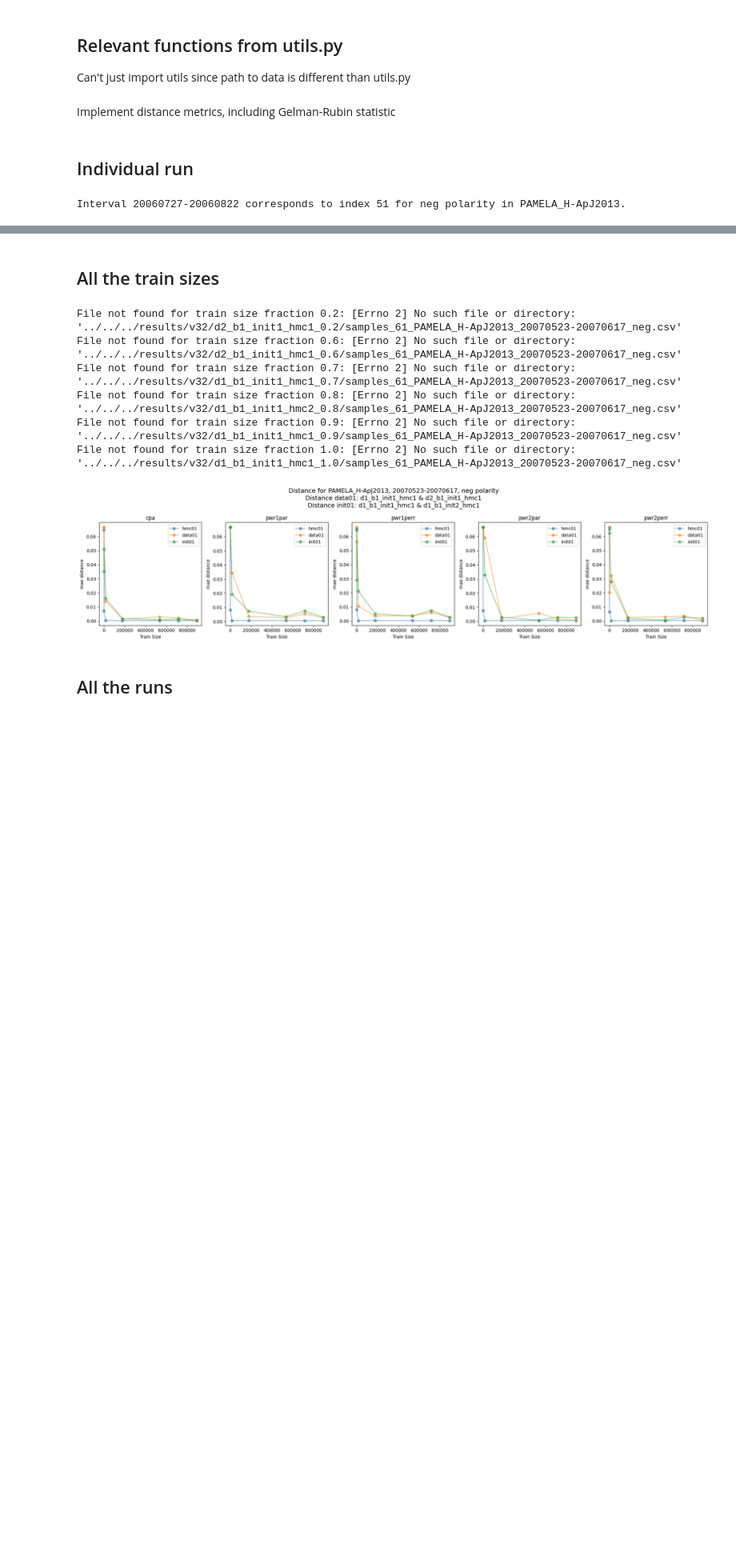
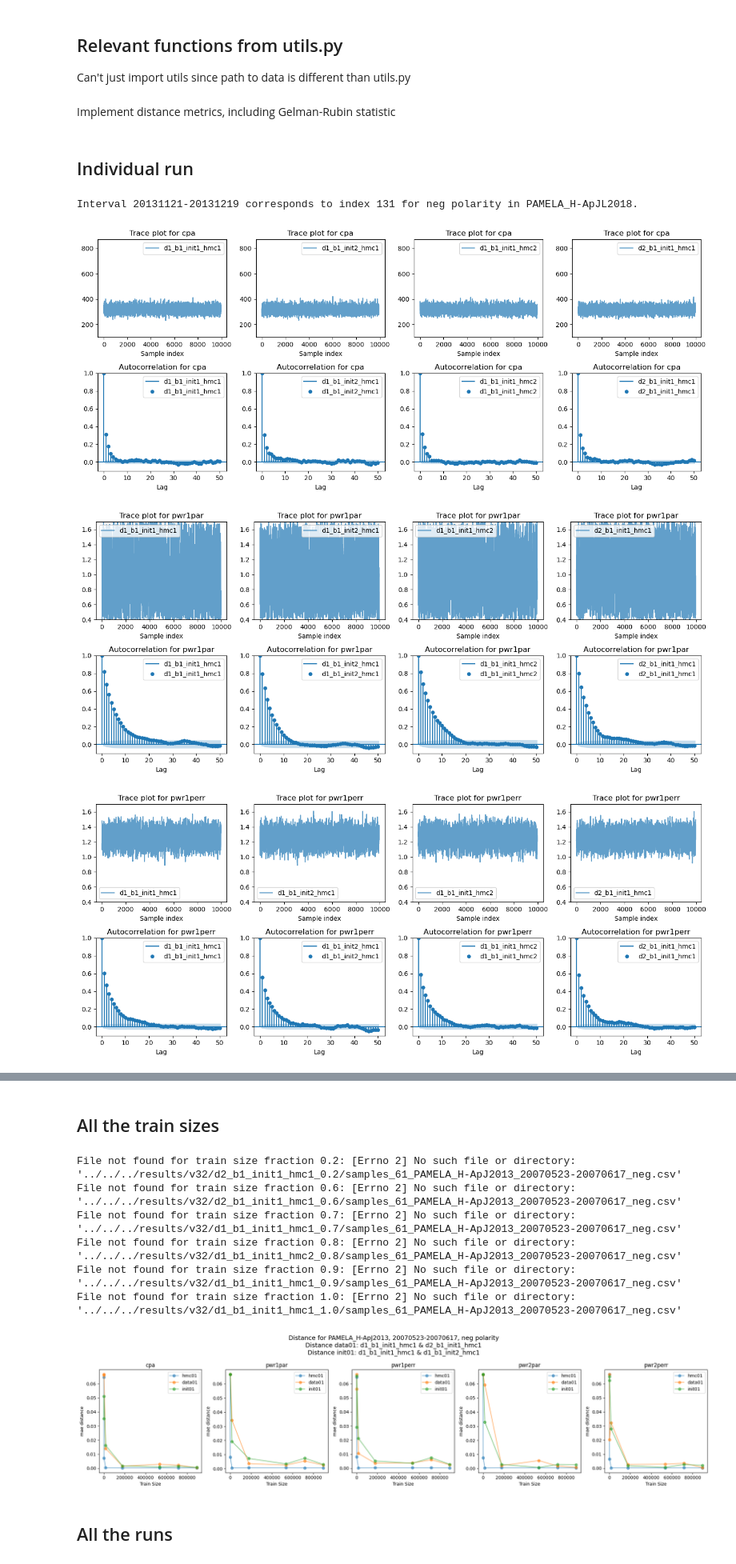
Before and after one commit to hawaii-ai/GalacticCosmicRays, a Jupyter notebook: notebooks/plot/plot_hmc_train_size_individual_runs.ipynb, the cells around one changed output, grey strips where cells are left out. Shown at 80% size. Drawn from its saved outputs; the diff is of its cells as text; code cells hidden in the pictures; blank space fills up the shorter version.

```diff
--- a/notebooks/plot/plot_hmc_train_size_individual_runs.ipynb
+++ b/notebooks/plot/plot_hmc_train_size_individual_runs.ipynb
@@ -281,41 +285,85 @@ data_version=['d1', 'd2', 'd3', 'd4', 'd5']
 model_version=['init1', 'init2', 'init3', 'init4', 'init5']
 bootstrap=['b0', 'b1'] # 'b0' or 'b1', false or true
 hmc_run = ['hmc1', 'hmc2'] # 'hmc1' or 'hmc2'
 
 # Parameters (change me!)
-idx = 51 # 24 corresponds to 20130221-20130319, the interval in the paper
-train_size_fraction = 1.0
-hmc_version='v33_09122025optuna'
+idx = 131 # 24 corresponds to 20130221-20130319, the interval in the paper
+train_size_fraction = 0.9
+hmc_version='v34_trial5_test'
 data_bootstrap_model_hmc_identifier_0 = f"{data_version[0]}_{bootstrap[1]}_{model_version[0]}_{hmc_run[0]}"
-data_bootstrap_model_hmc_identifier_1 = f"{data_version[1]}_{bootstrap[1]}_{model_version[0]}_{hmc_run[0]}"
+data_bootstrap_model_hmc_identifier_1 = f"{data_version[0]}_{bootstrap[1]}_{model_version[1]}_{hmc_run[0]}"
+data_bootstrap_model_hmc_identifier_2 = f"{data_version[0]}_{bootstrap[1]}_{model_version[0]}_{hmc_run[1]}"
+data_bootstrap_model_hmc_identifier_3 = f"{data_version[1]}_{bootstrap[1]}_{model_version[0]}_{hmc_run[0]}"
 
 # Load relevant HMC results
 results_dir_hmc_0 = f"../../../results/{hmc_version}/{data_bootstrap_model_hmc_identifier_0}_{train_size_fraction}/"
 results_dir_hmc_1 = f"../../../results/{hmc_version}/{data_bootstrap_model_hmc_identifier_1}_{train_size_fraction}/"
-# results_dir_hmc_2 = f"../../../results/{hmc_version}/{data_bootstrap_model_hmc_identifier_2}_{train_size_fraction}/"
-# results_dir_hmc_3 = f"../../../results/{hmc_version}/{data_bootstrap_model_hmc_identifier_3}_{train_size_fraction}/"
+results_dir_hmc_2 = f"../../../results/{hmc_version}/{data_bootstrap_model_hmc_identifier_2}_{train_size_fraction}/"
+results_dir_hmc_3 = f"../../../results/{hmc_version}/{data_bootstrap_model_hmc_identifier_3}_{train_size_fraction}/"
+
+# Make plots folder if it doesn't exist
+plots_dir = Path(f'../../../results/{hmc_version}/plots/')
+plots_dir.mkdir(parents=True, exist_ok=True)
 
 # Get interval corresponding to one in paper
 df = index_mcmc_runs(file_version='2023')
 df_int = df.iloc[idx:idx+1].copy(deep=True)
 interval = df_int.interval.iloc[0]
 polarity = df_int.polarity.iloc[0]
 exp_name = df_int.experiment_name.iloc[0]
 print(f"Interval {interval} corresponds to index {idx} for {polarity} polarity in {exp_name}.")
 df_int.head()
 
 # Load the samples from each hmc run
 # They are stored like this: f'{results_dir_hmc}.0/samples_{idx}_{df.experiment_name}_{df.interval}_{df.polarity}.csv'
 # csv file has no headers, but samples are in this order: ['cpa', 'pwr1par', 'pwr1perr', 'pwr2par', 'pwr2perr']
 hmc_0_samples = pd.read_csv(f'{results_dir_hmc_0}samples_{idx}_{exp_name}_{interval}_{polarity}.csv', header=None, delimiter=',')
 hmc_1_samples = pd.read_csv(f'{results_dir_hmc_1}samples_{idx}_{exp_name}_{interval}_{polarity}.csv', header=None, delimiter=',')
-# hmc_2_samples = pd.read_csv(f'{results_dir_hmc_2}samples_{idx}_{exp_name}_{interval}_{polarity}.csv', header=None, delimiter=',')
-# hmc_3_samples = pd.read_csv(f'{results_dir_hmc_3}samples_{idx}_{exp_name}_{interval}_{polarity}.csv', header=None, delimiter=',')
+hmc_2_samples = pd.read_csv(f'{results_dir_hmc_2}samples_{idx}_{exp_name}_{interval}_{polarity}.csv', header=None, delimiter=',')
+hmc_3_samples = pd.read_csv(f'{results_dir_hmc_3}samples_{idx}_{exp_name}_{interval}_{polarity}.csv', header=None, delimiter=',')
 
 PARAMETERS = ['cpa', 'pwr1par', 'pwr1perr', 'pwr2par', 'pwr2perr']
 hmc_0_samples.columns = PARAMETERS
 hmc_1_samples.columns = PARAMETERS
-# hmc_2_samples.columns = PARAMETERS
-# hmc_3_samples.columns = PARAMETERS
+hmc_2_samples.columns = PARAMETERS
+hmc_3_samples.columns = PARAMETERS
+
+# For each parameter, plot the trace and the autocorrelation function for each HMC run
+for param in PARAMETERS:
+    # fig, axs = plt.subplots(2, 1, figsize=(8, 6))
+    # axs[0].plot(hmc_0_samples[param], label=f'{data_bootstrap_model_hmc_identifier_0}', alpha=0.7)
+    # axs[0].set_title(f'Trace plot for {param}')
+    # axs[0].set_xlabel('Sample index')
+    # axs[0].legend()
+    fig, axs = plt.subplots(2, 4, figsize=(14, 6))
+    axs[0][0].plot(hmc_0_samples[param], label=f'{data_bootstrap_model_hmc_identifier_0}', alpha=0.7)
+    axs[0][1].plot(hmc_1_samples[param], label=f'{data_bootstrap_model_hmc_identifier_1}', alpha=0.7)
+    axs[0][2].plot(hmc_2_samples[param], label=f'{data_bootstrap_model_hmc_identifier_2}', alpha=0.7)
+    axs[0][3].plot(hmc_3_samples[param], label=f'{data_bootstrap_model_hmc_identifier_3}', alpha=0.7)
+    for ax in axs[0]:
+        ax.set_title(f'Trace plot for {param}')
+        ax.set_xlabel('Sample index')
+        ax.set_ylim(PARAMETERS_MIN[PARAMETERS.index(param)], PARAMETERS_MAX[PARAMETERS.index(param)])
+        ax.legend()
+
+    # plot_acf(hmc_0_samples[param], ax=axs[1], lags=50, title=f'Autocorrelation for {param}', label=f'{data_bootstrap_model_hmc_identifier_0}')
+    # axs[1].set_xlabel('Lag')
+    # axs[1].set_ylim(-0.1, 1.0)
+    # axs[1].legend()
+    plot_acf(hmc_0_samples[param], ax=axs[1][0], lags=50, title=f'Autocorrelation for {param}', label=f'{data_bootstrap_model_hmc_identifier_0}')
+    plot_acf(hmc_1_samples[param], ax=axs[1][1], lags=50, title=f'Autocorrelation for {param}', label=f'{data_bootstrap_model_hmc_identifier_1}')
+    plot_acf(hmc_2_samples[param], ax=axs[1][2], lags=50, title=f'Autocorrelation for {param}', label=f'{data_bootstrap_model_hmc_identifier_2}')
+    plot_acf(hmc_3_samples[param], ax=axs[1][3], lags=50, title=f'Autocorrelation for {param}', label=f'{data_bootstrap_model_hmc_identifier_3}')
+    for ax in axs[1]:
+        ax.set_xlabel('Lag')
+        ax.set_ylim(-0.1, 1.0)
+        ax.legend()
+
+    plt.tight_layout()
+    plt.savefig(plots_dir / f'trace_acf_{param}_{polarity}_{train_size_fraction}_{idx}.png')
+    plt.show()
 # %% [output]
-Interval 20060727-20060822 corresponds to index 51 for neg polarity in PAMELA_H-ApJ2013.
+Interval 20131121-20131219 corresponds to index 131 for neg polarity in PAMELA_H-ApJL2018.
+[figure, added]
+[figure, added]
+[figure, added]
```
Also changed, not shown: parts of 4 cells of this notebook, 8 other files.
